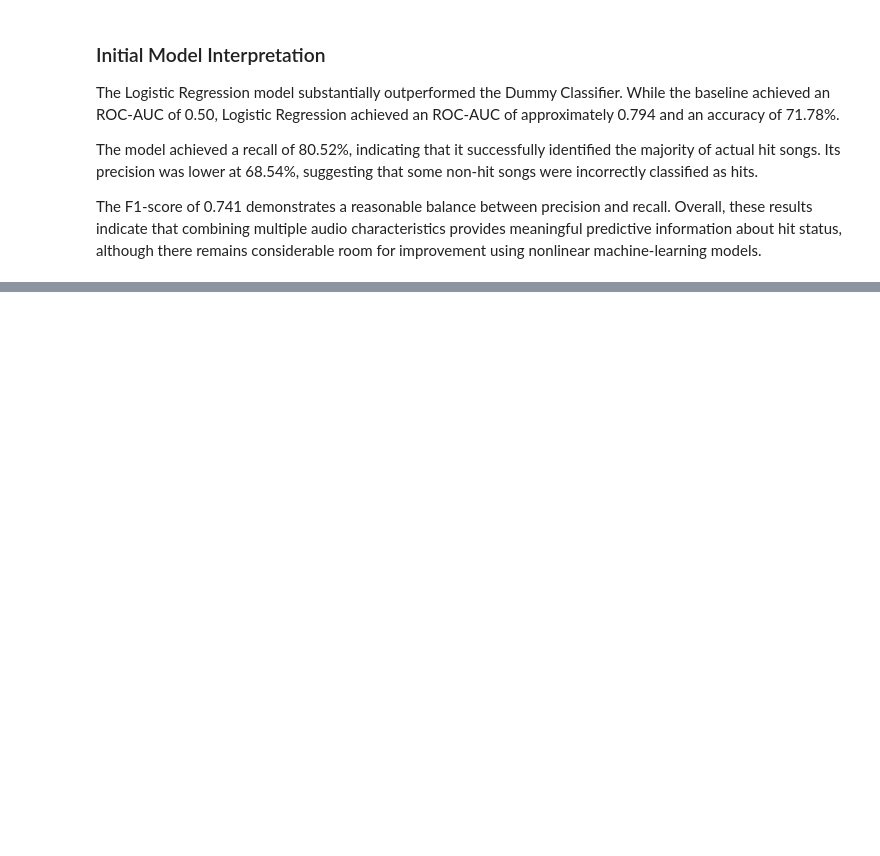
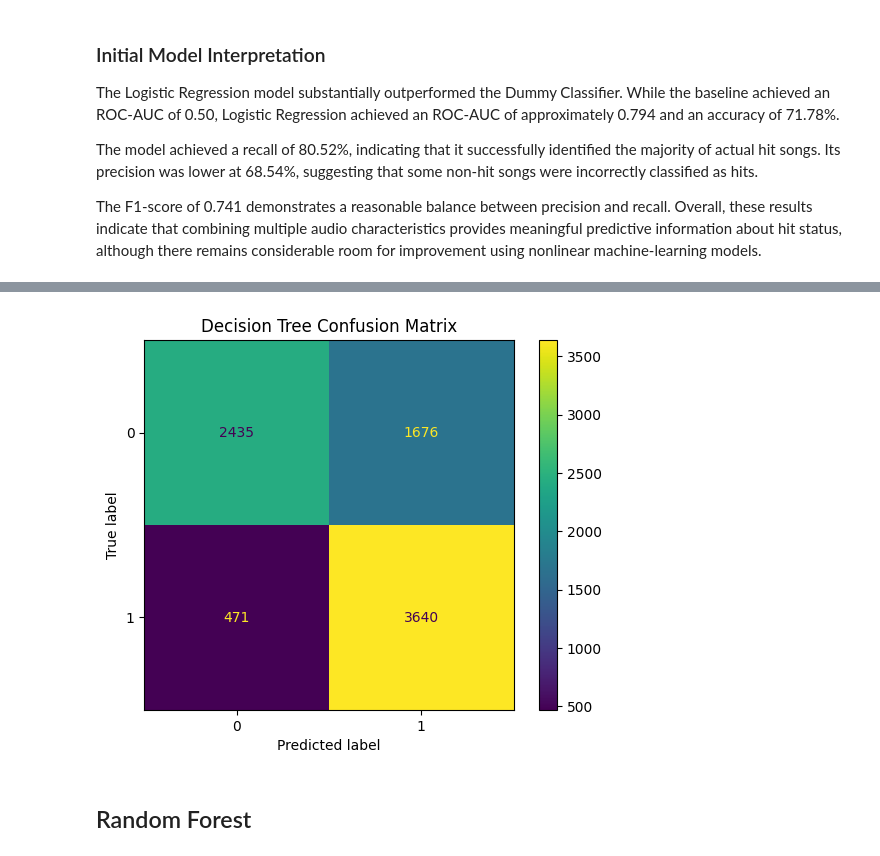
Before and after one commit to ShahriarKamal2/HitPredict-AI-Predicting-Billboard-Hit-Songs-Using-Machine-Learning, a Jupyter notebook: 02_Hit_Song_Modelling.ipynb, the cells around one changed output, grey strips where cells are left out. Cells and saved outputs as stored; diff of their text form; code cells hidden in the pictures; blank space fills up the shorter version.

Commit message:
Added Machine learning and explainability for hit song prediction

```diff
--- a/02_Hit_Song_Modelling.ipynb
+++ b/02_Hit_Song_Modelling.ipynb
@@ -572,0 +577,19 @@ machine-learning models.
+# %%
+from sklearn.tree import DecisionTreeClassifier
+decision_tree_pipeline = Pipeline(
+    steps=[
+        ("preprocessor", preprocessor),
+        (
+            "classifier",
+            DecisionTreeClassifier(
+                max_depth=6,
+                random_state=42
+            )
+        )
+    ]
+)
+# %%
+decision_tree_pipeline.fit(
+    X_train,
+    y_train
+)
@@ -572,0 +613,8 @@ machine-learning models.
+# %%
+tree_pred = decision_tree_pipeline.predict(
+    X_test
+)
+
+tree_prob = decision_tree_pipeline.predict_proba(
+    X_test
+)[:, 1]
@@ -572,0 +679,12 @@ machine-learning models.
+# %%
+ConfusionMatrixDisplay.from_predictions(
+    y_test,
+    tree_pred
+)
+
+plt.title("Decision Tree Confusion Matrix")
+plt.show()
+# %% [output]
+[figure, added]
+# %% [markdown]
+## Random Forest
```
Also changed, not shown: parts of 69 cells of this notebook.
